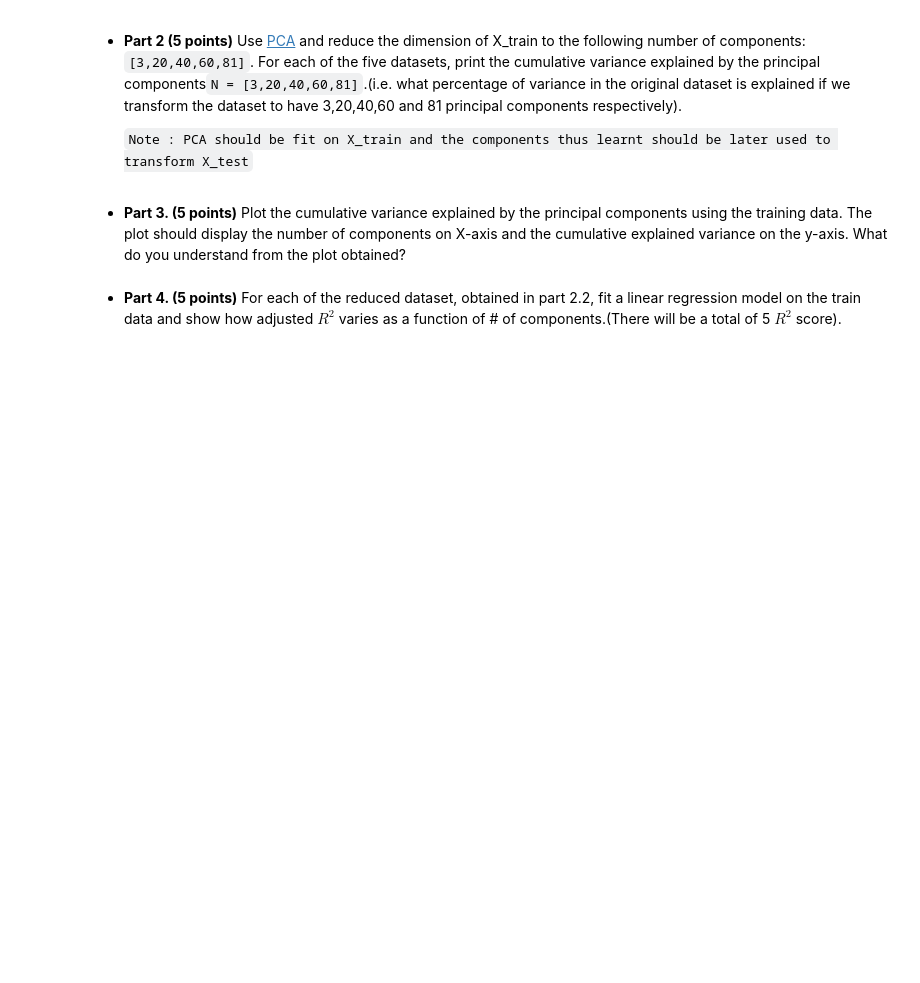
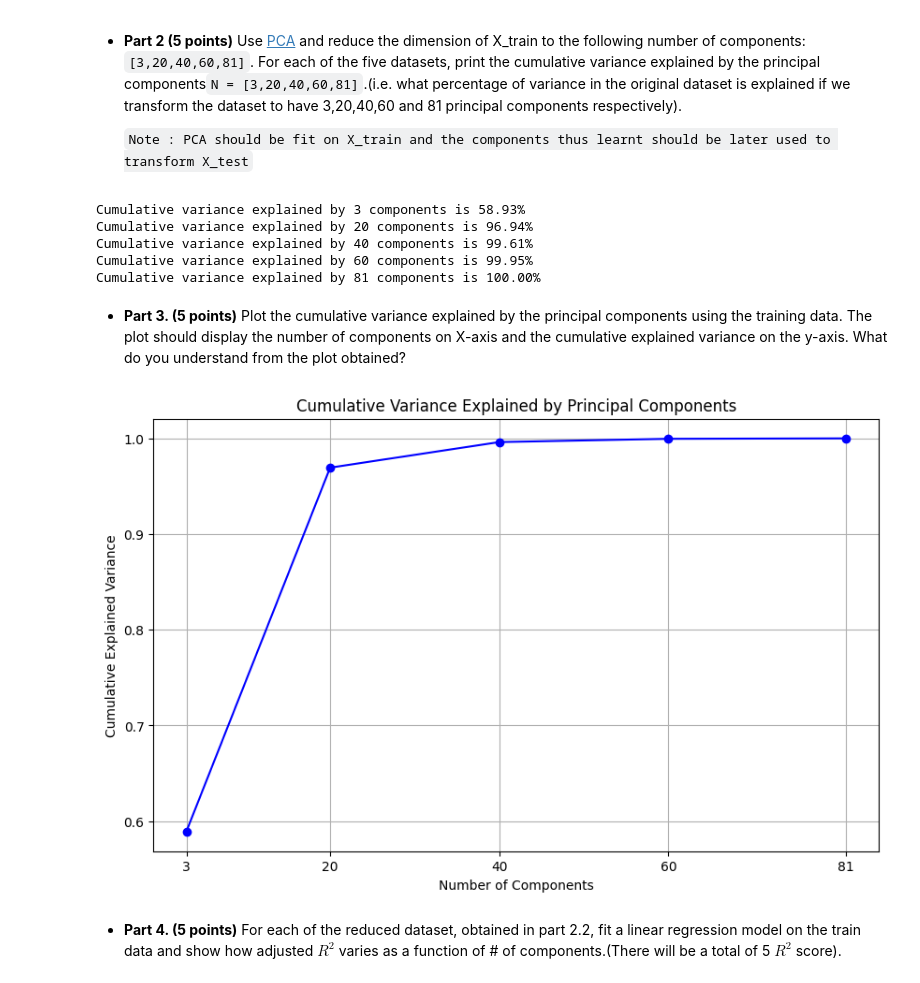
Before and after one commit to saiyam-shah/ml_ass3, a Jupyter notebook: HW_3-1.ipynb, the cells around one changed output. Saved outputs shown, nothing was run; the diff lists cells and outputs as text; code cells hidden in the pictures; blank space fills up the shorter version.

```diff
--- a/HW_3-1.ipynb
+++ b/HW_3-1.ipynb
@@ -239,7 +239,8 @@ X_train, X_test, Y_train, Y_test = train_test_split(X, y, test_size=0.30, random
 scalar = StandardScaler()
 
 ### START CODE ###
-### Scale the dataset
+X_train = scalar.fit_transform(X_train)
+X_test = scalar.transform(X_test)
 ### END CODE ###
 # %% [markdown]
 * **Part 2 (5 points)** Use [PCA](https://scikit-learn.org/stable/modules/generated/sklearn.decomposition.PCA.html) and reduce the dimension of X_train to the following number of components: `[3,20,40,60,81]`. For each of the five datasets, print the cumulative variance explained by the principal components`N = [3,20,40,60,81]`.(i.e. what percentage of variance in the original dataset is explained if we transform the dataset to have 3,20,40,60 and 81 principal components respectively).
@@ -266,2 +249,33 @@ for num in nums:
+# %%
+from sklearn.decomposition import PCA
+
+nums = [3, 20, 40, 60, 81]
+explained_variance_ratios = []
+
+for num in nums:
+    # Initialize PCA with the desired number of components
+    pca = PCA(n_components=num)
+
+    # Fit PCA on X_train and transform X_train and X_test
+    X_train_pca = pca.fit_transform(X_train)
+    X_test_pca = pca.transform(X_test)
+
+    # Compute the explained variance ratios
+    explained_variance_ratio = pca.explained_variance_ratio_
+
+    # Calculate cumulative variance explained
+    cumulative_variance_explained = sum(explained_variance_ratio)
+    explained_variance_ratios.append(cumulative_variance_explained)
+
+    print("Cumulative variance explained by {} components is {:.2f}%".format(num, cumulative_variance_explained * 100))
+
+# Store the explained variance ratios for later analysis if needed
+res = list(zip(nums, explained_variance_ratios))
+# %% [output]
+Cumulative variance explained by 3 components is 58.93%
+Cumulative variance explained by 20 components is 96.94%
+Cumulative variance explained by 40 components is 99.61%
+Cumulative variance explained by 60 components is 99.95%
+Cumulative variance explained by 81 components is 100.00%
 # %% [markdown]
 * **Part 3. (5 points)** Plot the cumulative variance explained by the principal components using the training data. The plot should display the number of components on X-axis and the cumulative explained variance on the y-axis. What do you understand from the plot obtained?
@@ -273,2 +282,21 @@ plt.show()
+# %%
+### START CODE ###
+import matplotlib.pyplot as plt
+
+# Your PCA code (from the previous response) should be placed here to calculate explained_variance_ratios
+
+# Create a plot to visualize cumulative explained variance
+plt.figure(figsize=(10, 6))
+plt.plot(nums, explained_variance_ratios, marker='o', linestyle='-', color='b')
+plt.title('Cumulative Variance Explained by Principal Components')
+plt.xlabel('Number of Components')
+plt.ylabel('Cumulative Explained Variance')
+plt.grid(True)
+plt.xticks(nums)
+
+### END CODE ###
+plt.show()
+# %% [output]
+[figure, added]
 # %% [markdown]
 * **Part 4. (5 points)** For each of the reduced dataset, obtained in part 2.2, fit a linear regression model on the train data and show how adjusted $R^2$ varies as a function of # of components.(There will be a total of 5 ${R^2}$ score).
```
Also changed, not shown: parts of 8 cells of this notebook.
